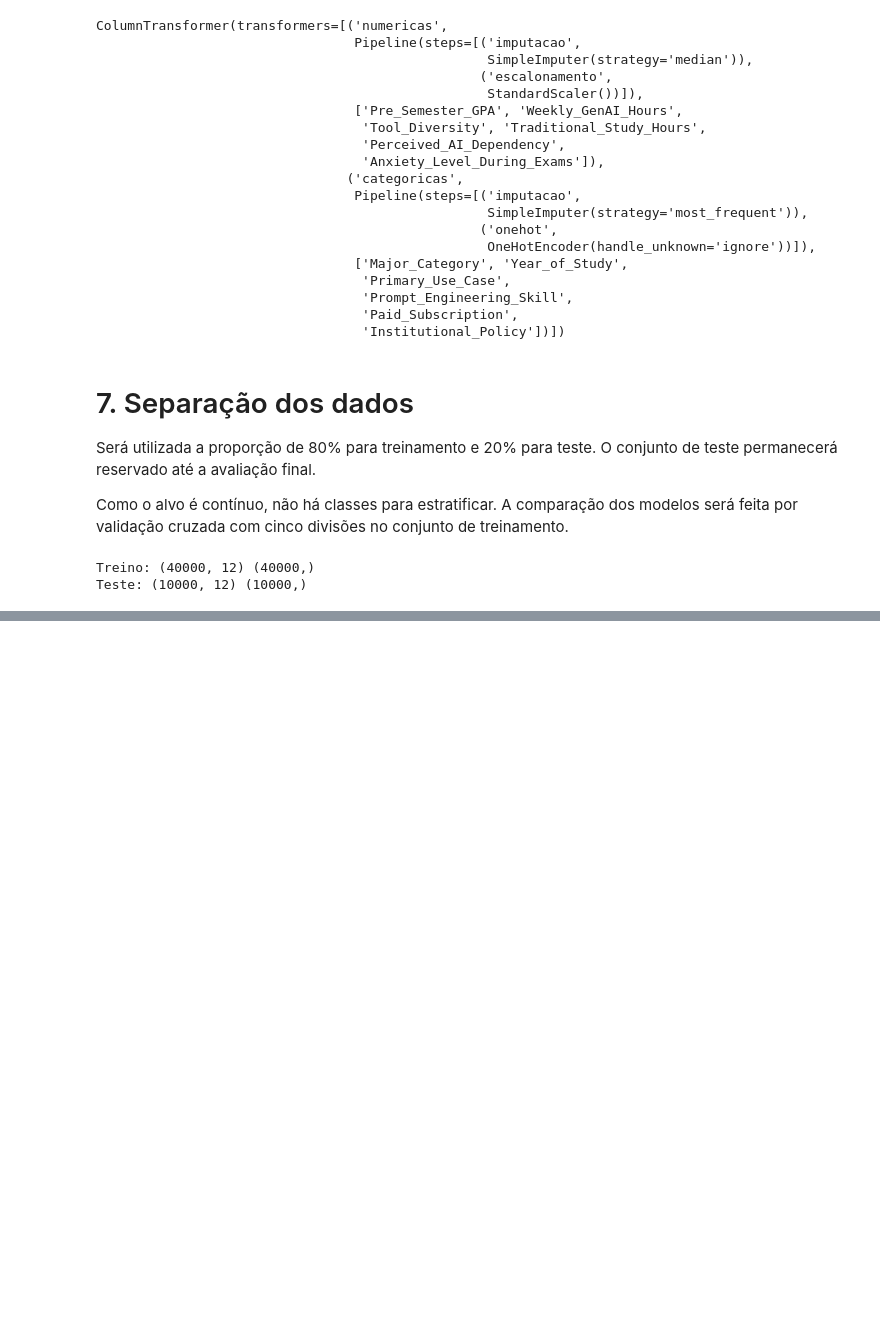
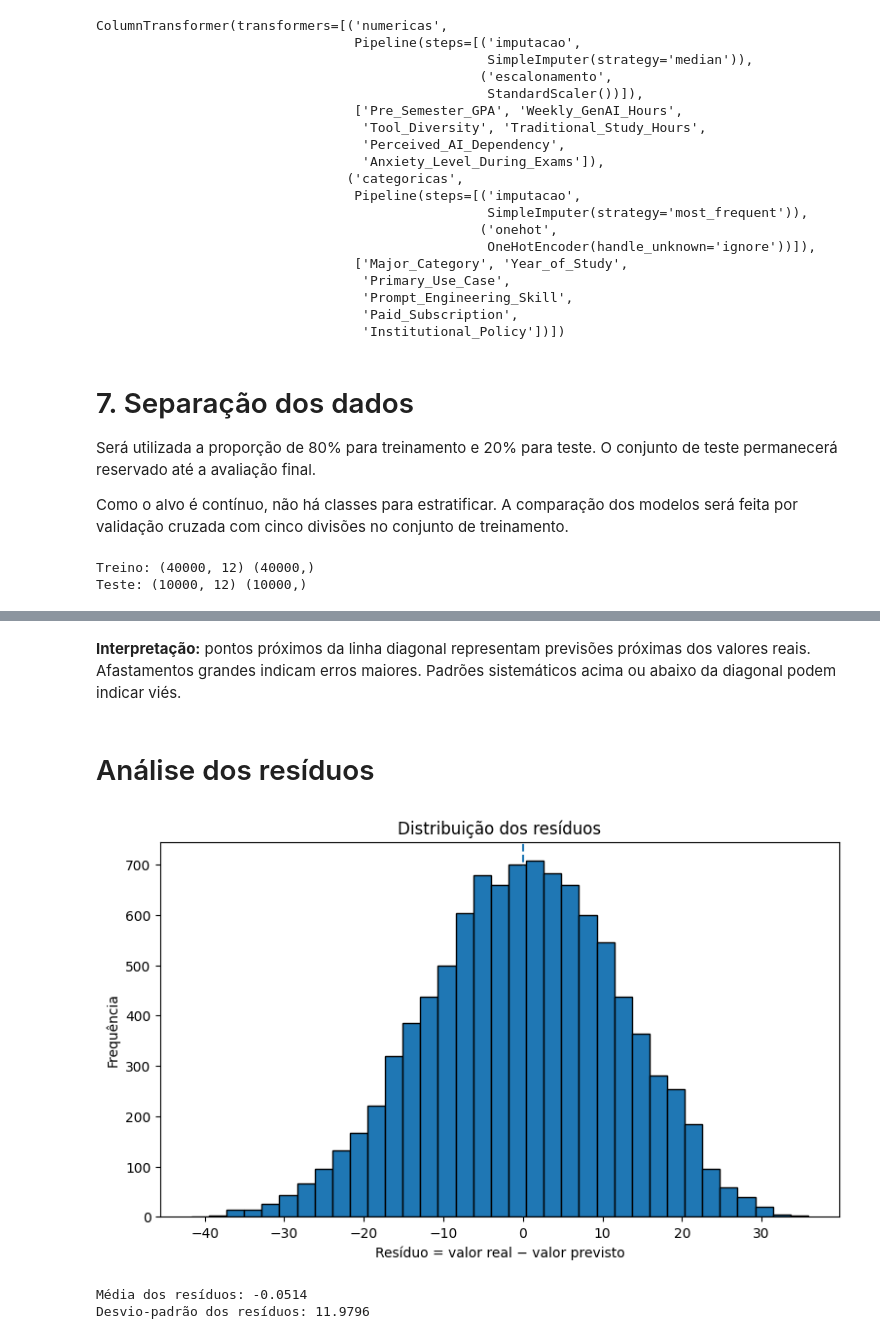
Before and after one commit to thaynagoncalves/projeto-final-IA, a Jupyter notebook: ProjetoFInal_IA.ipynb, the cells around one changed output, grey strips where cells are left out. Saved outputs shown, nothing was run; the diff lists cells and outputs as text; code cells hidden in the pictures; blank space fills up the shorter version.

```diff
--- a/ProjetoFInal_IA.ipynb
+++ b/ProjetoFInal_IA.ipynb
@@ -614,0 +813,21 @@ Teste: (10000, 12) (10000,)
+# %% [markdown]
+**Interpretação:** pontos próximos da linha diagonal representam previsões próximas dos valores reais. Afastamentos grandes indicam erros maiores. Padrões sistemáticos acima ou abaixo da diagonal podem indicar viés.
+# %% [markdown]
+# Análise dos resíduos
+# %%
+residuos = y_teste.to_numpy() - previsoes
+
+fig, ax = plt.subplots(figsize=(9, 5))
+ax.hist(residuos, bins=35, edgecolor="black")
+ax.axvline(0, linestyle="--")
+ax.set_title("Distribuição dos resíduos")
+ax.set_xlabel("Resíduo = valor real − valor previsto")
+ax.set_ylabel("Frequência")
+plt.show()
+
+print("Média dos resíduos:", round(float(np.mean(residuos)), 4))
+print("Desvio-padrão dos resíduos:", round(float(np.std(residuos)), 4))
+# %% [output]
+[figure, added]
+Média dos resíduos: -0.0514
+Desvio-padrão dos resíduos: 11.9796
```
Also changed, not shown: parts of 21 cells of this notebook.
